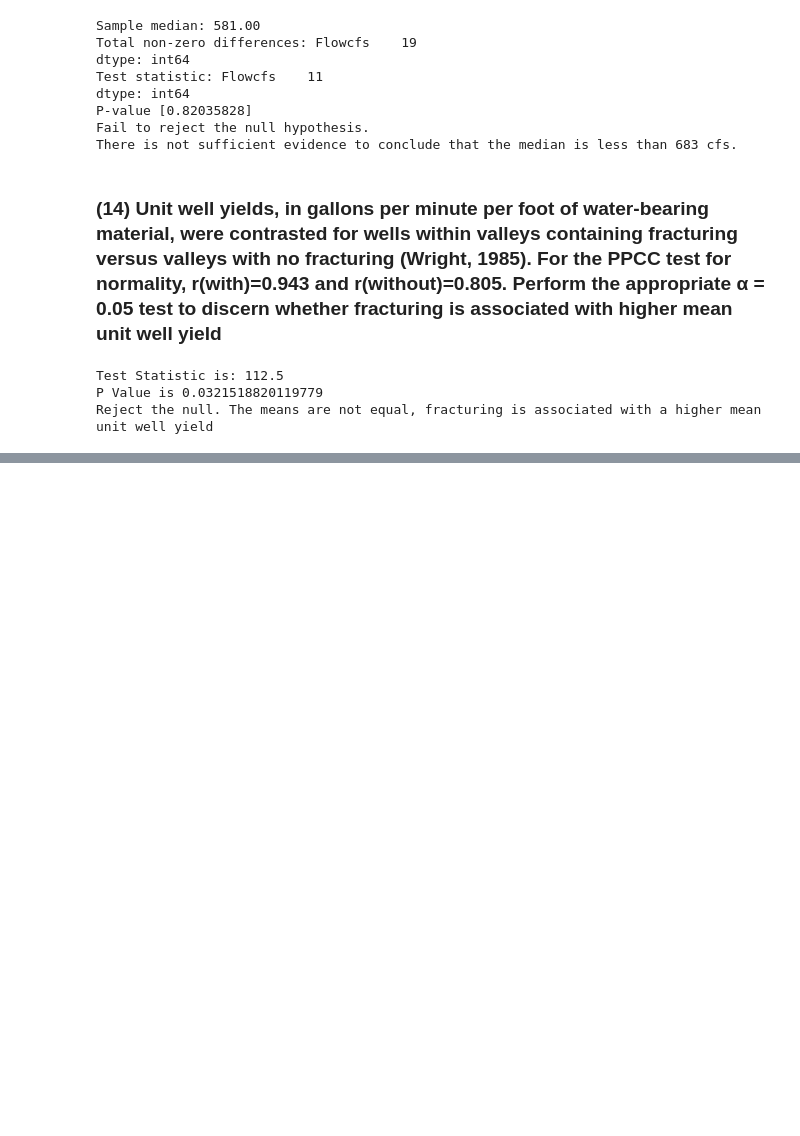
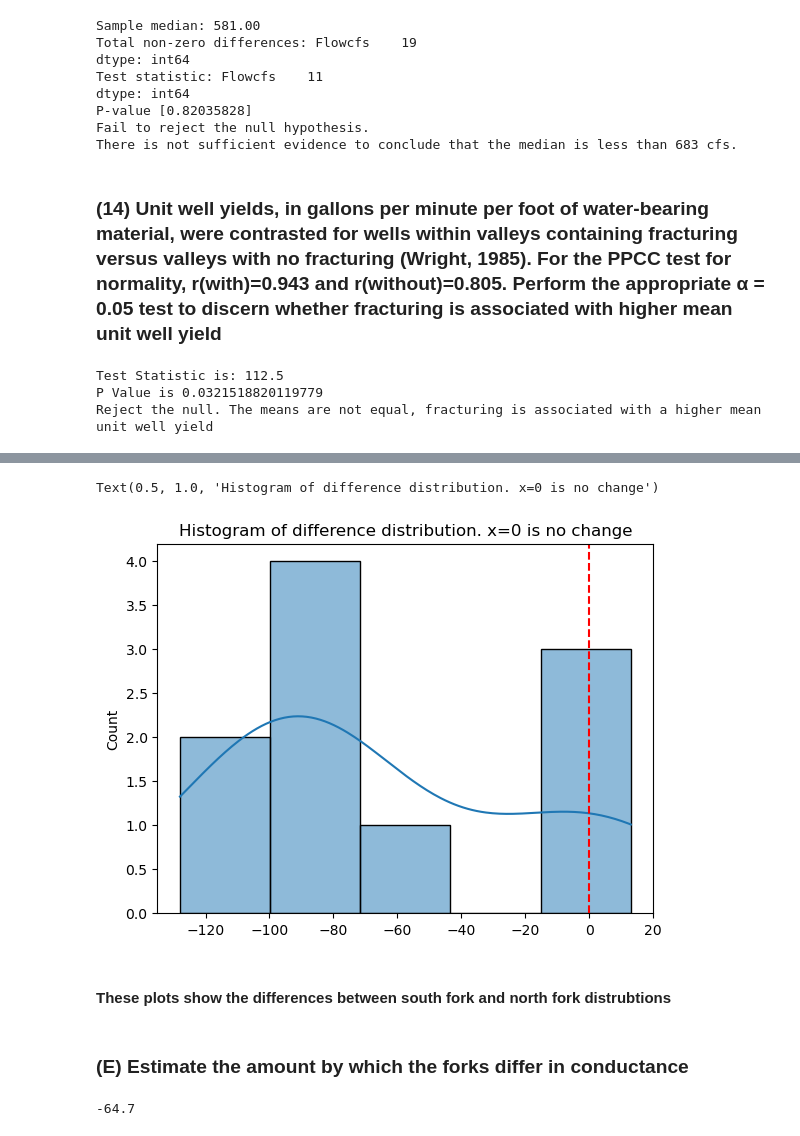
Before and after one commit to jtdocter27/Engineering-Probability---Statistics, a Jupyter notebook: 13-16.ipynb, the cells around one changed output, grey strips where cells are left out. Cells and saved outputs as stored; diff of their text form; code cells hidden in the pictures; blank space fills up the shorter version.

```diff
--- a/13-16.ipynb
+++ b/13-16.ipynb
@@ -83,0 +138,16 @@ Reject the null. The means are not equal, fracturing is associated with a higher
+# %%
+sns.histplot(differences, kde=True)
+plt.axvline(x=0, color='r', linestyle='--')
+plt.title('Histogram of difference distribution. x=0 is no change')
+# %% [output]
+Text(0.5, 1.0, 'Histogram of difference distribution. x=0 is no change')
+[figure, added]
+# %% [markdown]
+#### These plots show the differences between south fork and north fork distrubtions
+# %% [markdown]
+### (E) Estimate the amount by which the forks differ in conductance
+# %%
+mean = differences.mean()
+mean
+# %% [output]
+-64.7
```
Also changed, not shown: parts of 14 cells of this notebook, 2 other files.
